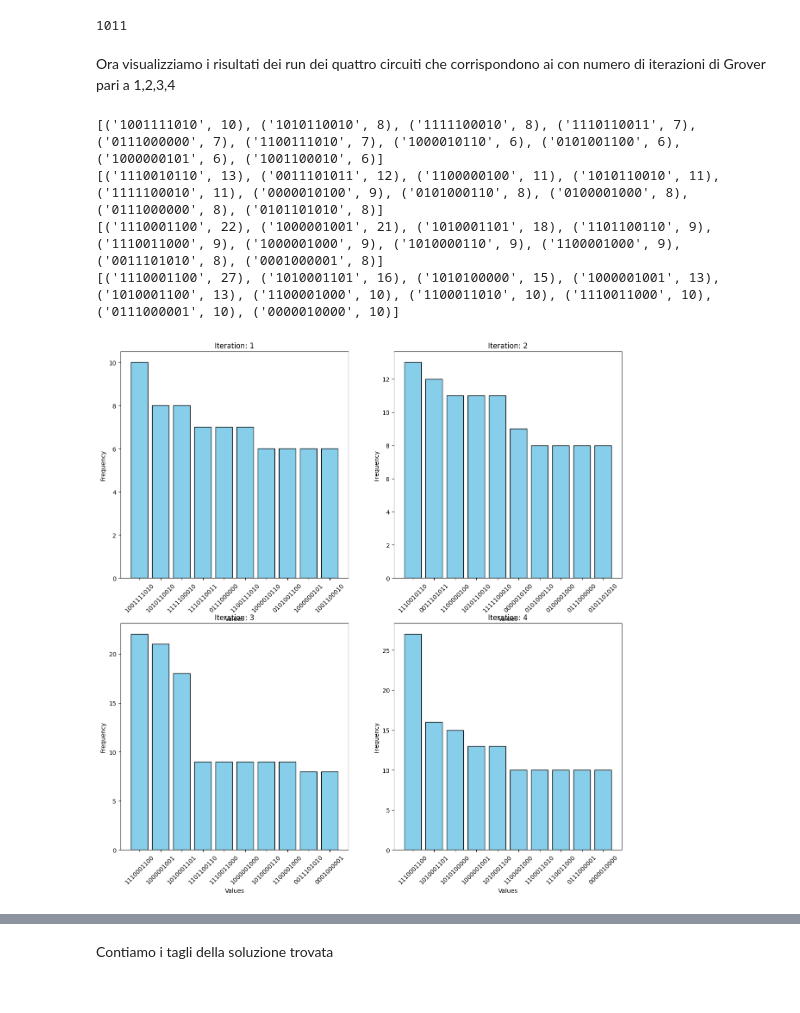
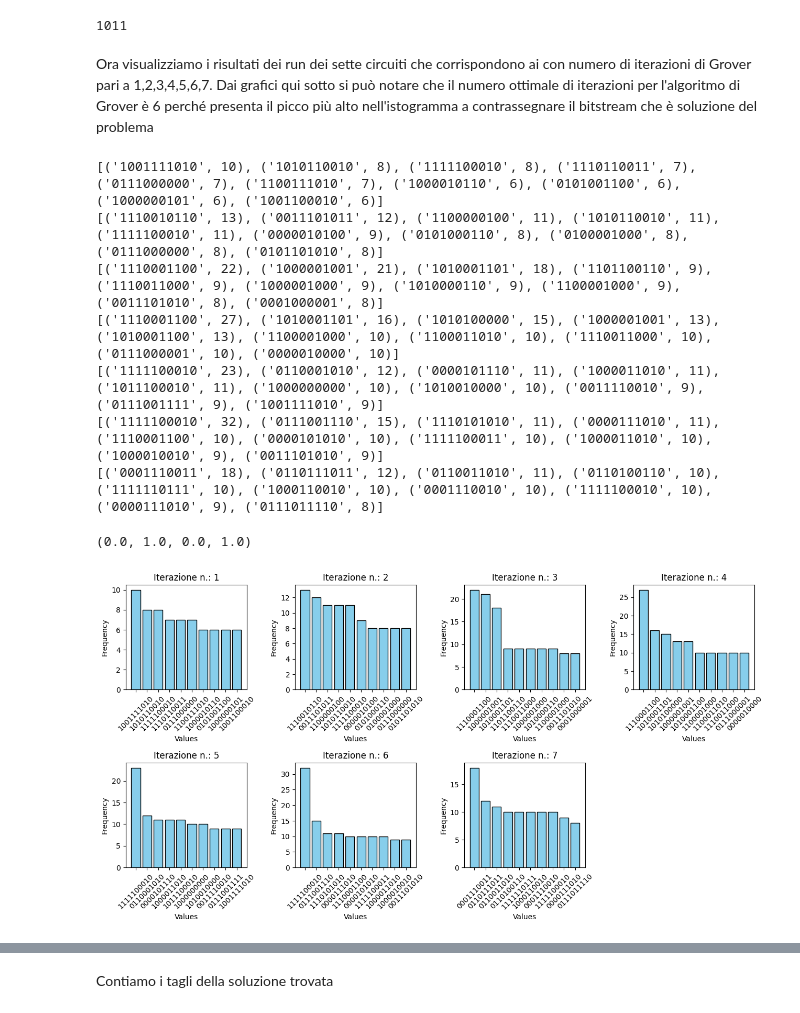
Before and after one commit to GSiddiMoreau/CagliariDigitalLab-QC, a Jupyter notebook: ApplicazioniGrover/esercitazione_qperfect.ipynb, the cells around one changed output, grey strips where cells are left out. Saved outputs shown, nothing was run; the diff lists cells and outputs as text; code cells hidden in the pictures.

Commit message:
codice completo con sette iterazioni di Grover

```diff
--- a/ApplicazioniGrover/esercitazione_qperfect.ipynb
+++ b/ApplicazioniGrover/esercitazione_qperfect.ipynb
@@ -678,28 +678,59 @@ circColoring4_NW_4=circ_coloring_maxcut(ancilla, max_cuts, 4)
 job4_NW_4= conn.execute(circColoring4_NW_4, seed=3)
 
 res4_NW_4= conn.get_results(job4_NW_4)
+# %%
+circColoring4_NW_5=circ_coloring_maxcut(ancilla, max_cuts, 5)
+job4_NW_5= conn.execute(circColoring4_NW_5, seed=3)
+
+res4_NW_5= conn.get_results(job4_NW_5)
+# %%
+circColoring4_NW_6=circ_coloring_maxcut(ancilla, max_cuts, 6)
+job4_NW_6= conn.execute(circColoring4_NW_6, seed=3)
+
+res4_NW_6= conn.get_results(job4_NW_6)
+# %%
+circColoring4_NW_7=circ_coloring_maxcut(ancilla, max_cuts, 7)
+job4_NW_7= conn.execute(circColoring4_NW_7, seed=3)
+
+res4_NW_7= conn.get_results(job4_NW_7)
 # %% [markdown]
-Ora visualizziamo i risultati dei run dei quattro circuiti che corrispondono ai con numero di iterazioni di Grover pari a 1,2,3,4
+Ora visualizziamo i risultati dei run dei sette circuiti che corrispondono ai con numero di iterazioni di Grover pari a 1,2,3,4,5,6,7. Dai grafici qui sotto si può notare che il numero ottimale di iterazioni per l'algoritmo di Grover è 6 perché presenta il picco più alto nell'istogramma a contrassegnare il bitstream che è soluzione del problema
 # %%
 sorted_histo_res4_NW=histo_dict_to_slist(res4_NW)
 sorted_histo_res4_NW_2=histo_dict_to_slist(res4_NW_2)
 sorted_histo_res4_NW_3=histo_dict_to_slist(res4_NW_3)
 sorted_histo_res4_NW_4=histo_dict_to_slist(res4_NW_4)
+sorted_histo_res4_NW_5=histo_dict_to_slist(res4_NW_5)
+sorted_histo_res4_NW_6=histo_dict_to_slist(res4_NW_6)
+sorted_histo_res4_NW_7=histo_dict_to_slist(res4_NW_7)
 
-sorted_histo_grov=[sorted_histo_res4_NW, sorted_histo_res4_NW_2, sorted_histo_res4_NW_3, sorted_histo_res4_NW_4]
 
-fig, axes=plt.subplots(nrows=2, ncols=2, figsize=(15, 15))
+sorted_histo_grov=[sorted_histo_res4_NW, sorted_histo_res4_NW_2, sorted_histo_res4_NW_3,
+                   sorted_histo_res4_NW_4, sorted_histo_res4_NW_5, sorted_histo_res4_NW_6, sorted_histo_res4_NW_7 ]
+
+fig, axes=plt.subplots(nrows=2, ncols=4, figsize=(15, 9))
+plt.subplots_adjust(left=0.1,
+                    bottom=0.3,
+                    right=0.9,
+                    top=0.9,
+                    wspace=0.4,
+                    hspace=0.7)
 axes=axes.flatten()
-for i in range(4):
+for i in range(7):
     myh=sorted_histo_grov[i]
     print(myh[0:10])
-    plot_beautiful_histogram(myh[0:10], ax=axes[i], title="Iteration: %d"%(i+1))
+    plot_beautiful_histogram(myh[0:10], ax=axes[i], title="Iterazione n.: %d"%(i+1))
+axes[7].axis('off')
 # %% [output]
 [('1001111010', 10), ('1010110010', 8), ('1111100010', 8), ('1110110011', 7), ('0111000000', 7), ('1100111010', 7), ('1000010110', 6), ('0101001100', 6), ('1000000101', 6), ('1001100010', 6)]
 [('1110010110', 13), ('0011101011', 12), ('1100000100', 11), ('1010110010', 11), ('1111100010', 11), ('0000010100', 9), ('0101000110', 8), ('0100001000', 8), ('0111000000', 8), ('0101101010', 8)]
 [('1110001100', 22), ('1000001001', 21), ('1010001101', 18), ('1101100110', 9), ('1110011000', 9), ('1000001000', 9), ('1010000110', 9), ('1100001000', 9), ('0011101010', 8), ('0001000001', 8)]
 [('1110001100', 27), ('1010001101', 16), ('1010100000', 15), ('1000001001', 13), ('1010001100', 13), ('1100001000', 10), ('1100011010', 10), ('1110011000', 10), ('0111000001', 10), ('0000010000', 10)]
+[('1111100010', 23), ('0110001010', 12), ('0000101110', 11), ('1000011010', 11), ('1011100010', 11), ('1000000000', 10), ('1010010000', 10), ('0011110010', 9), ('0111001111', 9), ('1001111010', 9)]
+[('1111100010', 32), ('0111001110', 15), ('1110101010', 11), ('0000111010', 11), ('1110001100', 10), ('0000101010', 10), ('1111100011', 10), ('1000011010', 10), ('1000010010', 9), ('0011101010', 9)]
+[('0001110011', 18), ('0110111011', 12), ('0110011010', 11), ('0110100110', 10), ('1111110111', 10), ('1000110010', 10), ('0001110010', 10), ('1111100010', 10), ('0000111010', 9), ('0111011110', 8)]
+(0.0, 1.0, 0.0, 1.0)
-[figure, old version]
+[figure, new version]
 # %%
 def plot_bgraph(mytuple, ax):
     s1, nocc=mytuple
```
Also changed, not shown: parts of 7 cells of this notebook.
